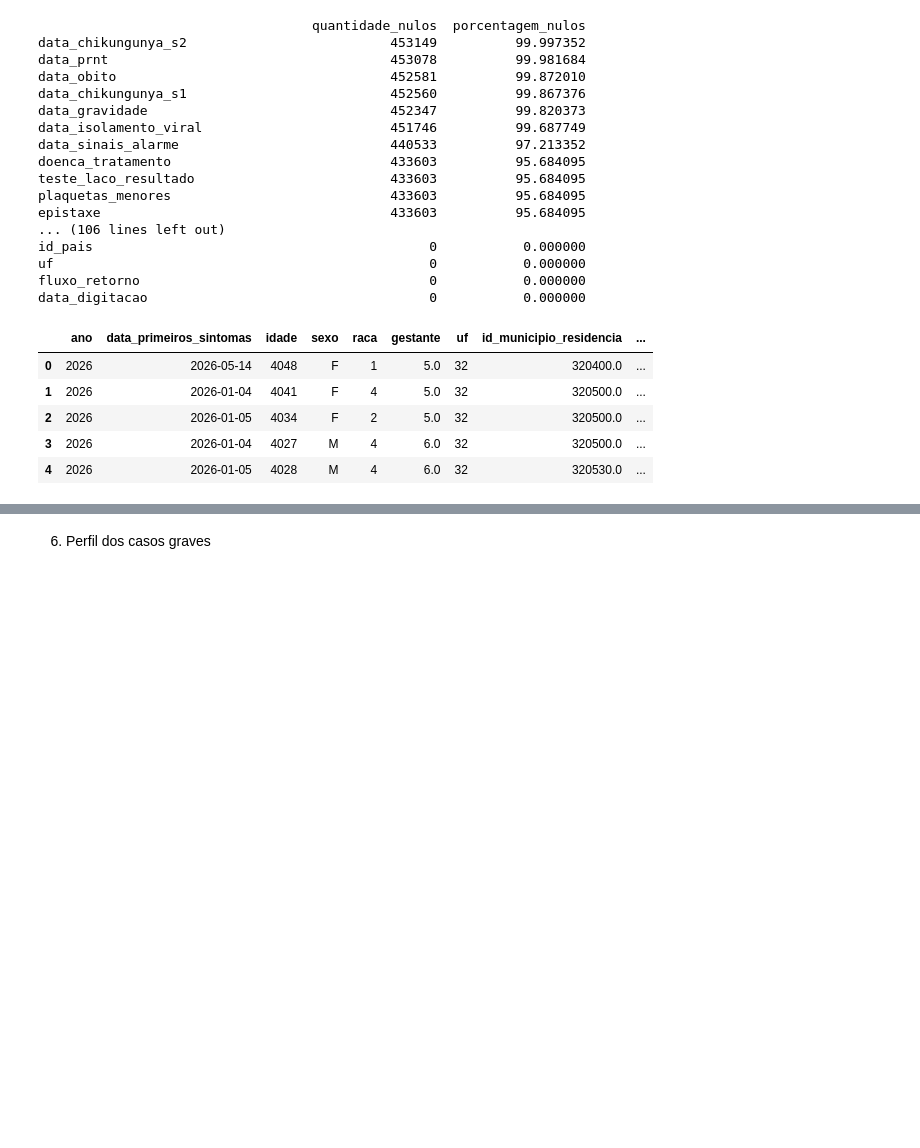
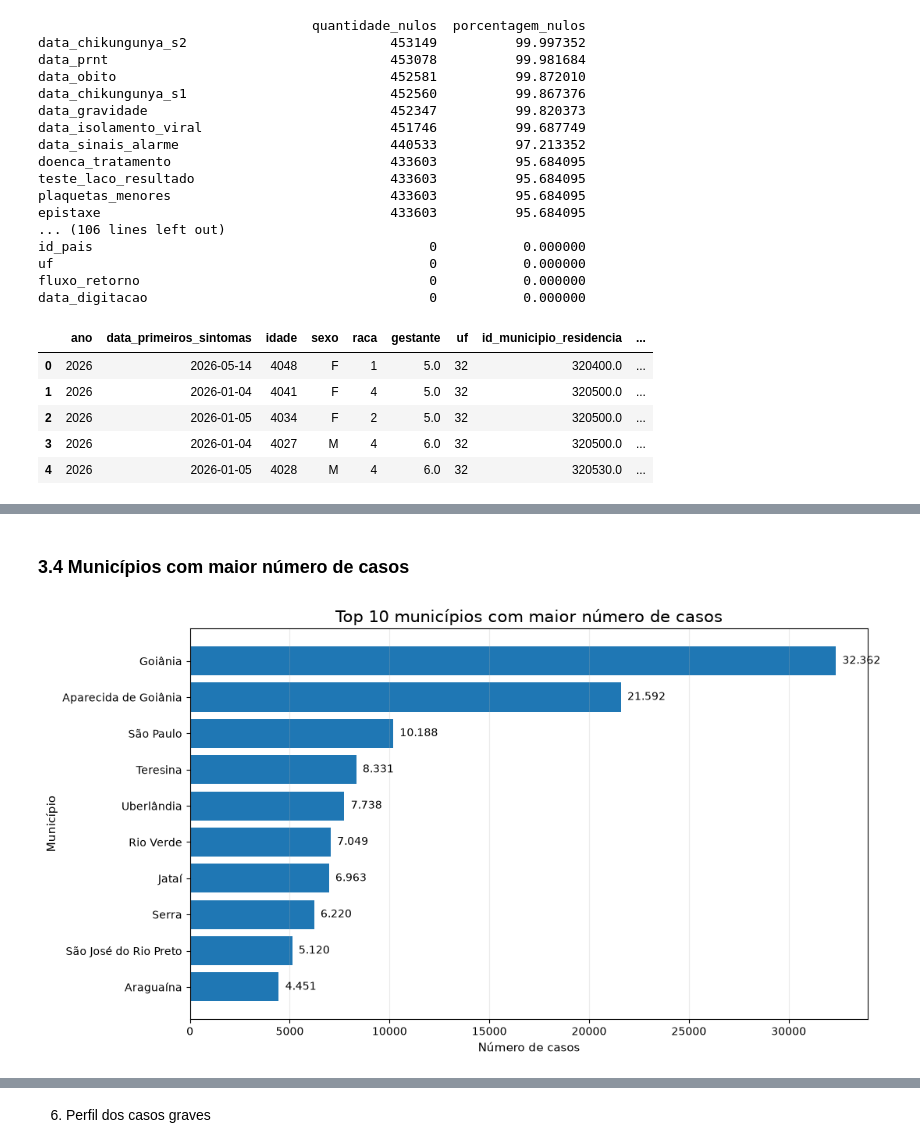
Before and after one commit to VannaGilio/medalhao_dengue, a Jupyter notebook: Notebook_2/dengue_26_melhorado.ipynb, the cells around one changed output, grey strips where cells are left out. Drawn from its saved outputs; the diff is of its cells as text; code cells hidden in the pictures; blank space fills up the shorter version.

```diff
--- a/Notebook_2/dengue_p.ipynb
+++ b/Notebook_2/dengue_26_melhorado.ipynb
@@ -647,0 +902,34 @@ plt.show()
+# %% [markdown]
+### 3.4 Municípios com maior número de casos
+# %%
+casos_municipio = (
+    df_dengue["municipio_nome"]
+    .value_counts()
+    .head(10)
+    .sort_values()
+)
+
+fig, ax = plt.subplots(figsize=(11, 6))
+
+barras = ax.barh(
+    casos_municipio.index,
+    casos_municipio.values
+)
+
+ax.set_title("Top 10 municípios com maior número de casos")
+ax.set_xlabel("Número de casos")
+ax.set_ylabel("Município")
+
+for barra, valor in zip(barras, casos_municipio.values):
+    ax.text(
+        valor + casos_municipio.max() * 0.01,
+        barra.get_y() + barra.get_height() / 2,
+        f"{valor:,.0f}".replace(",", "."),
+        va="center"
+    )
+
+ax.grid(axis="x", alpha=0.25)
+plt.tight_layout()
+plt.show()
+# %% [output]
+[figure, added]
```
Also changed, not shown: parts of 29 cells of this notebook, 4 other files.
